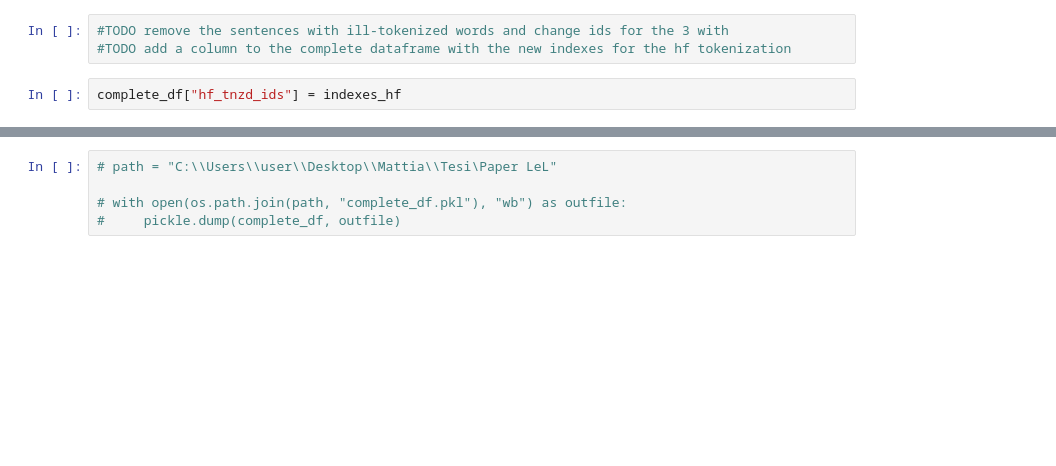
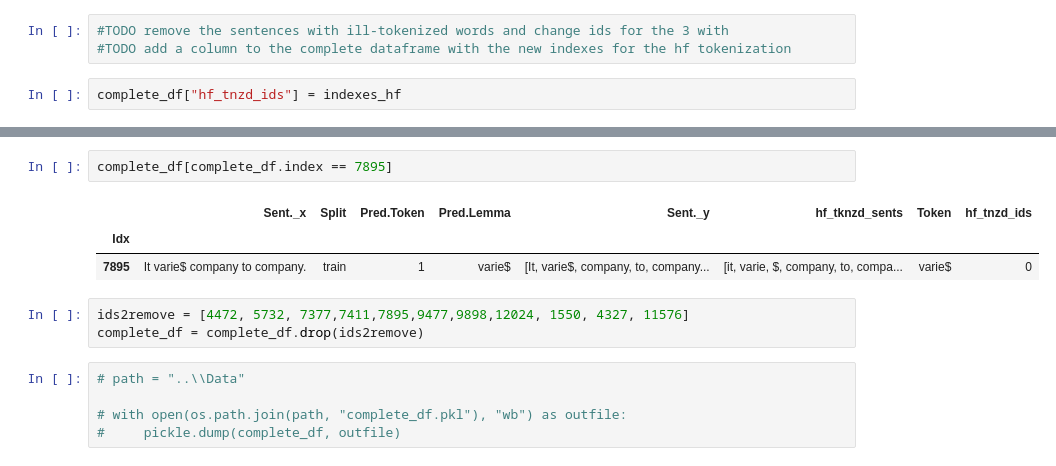
Before and after one commit to aittam9/PaperLeL, a Jupyter notebook: Code/Dataset_man_and_alignment.ipynb, the cells around one changed output, grey strips where cells are left out. Cells and saved outputs as stored; diff of their text form; blank space fills up the shorter version.

```diff
--- a/Code/Dataset_man_and_alignment.ipynb
+++ b/Code/Dataset_man_and_alignment.ipynb
@@ -481,5 +464,14 @@ complete_df
+# %%
+complete_df[complete_df.index == 7895]
+# %% [output]
+|  | Sent._x | Split | Pred.Token | Pred.Lemma | Sent._y | hf_tknzd_sents | Token | hf_tnzd_ids |
+| Idx |  |  |  |  |  |  |  |  |
+| 7895 | It varie$ company to company. | train | 1 | varie$ | [It, varie$, company, to, company... | [it, varie, $, company, to, compa... | varie$ | 0 |
+# %%
+ids2remove = [4472, 5732, 7377,7411,7895,9477,9898,12024, 1550, 4327, 11576]
+complete_df = complete_df.drop(ids2remove)
 # %%
-# path = "C:\\Users\\user\\Desktop\\Mattia\\Tesi\Paper LeL"
+# path = "..\\Data"
 
 # with open(os.path.join(path, "complete_df.pkl"), "wb") as outfile:
 #     pickle.dump(complete_df, outfile)
```
Also changed, not shown: parts of 1 cell of this notebook.
